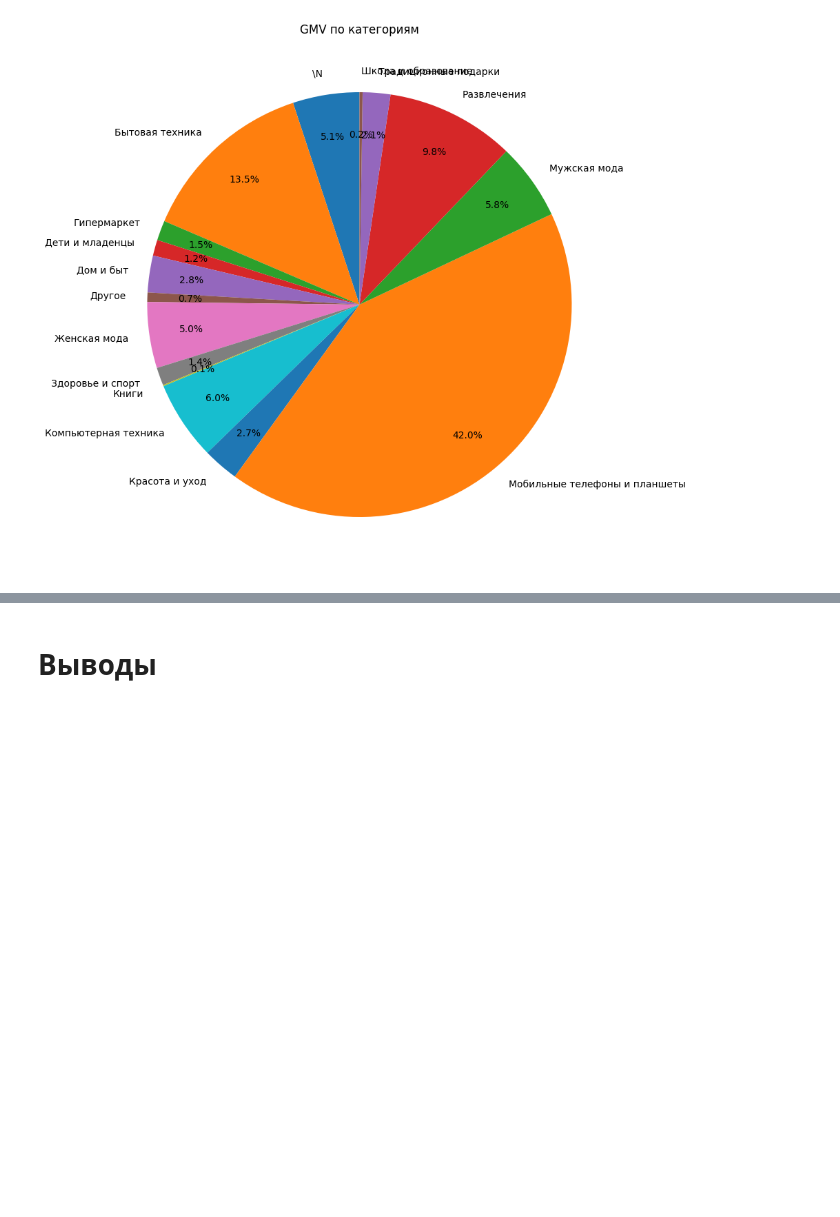
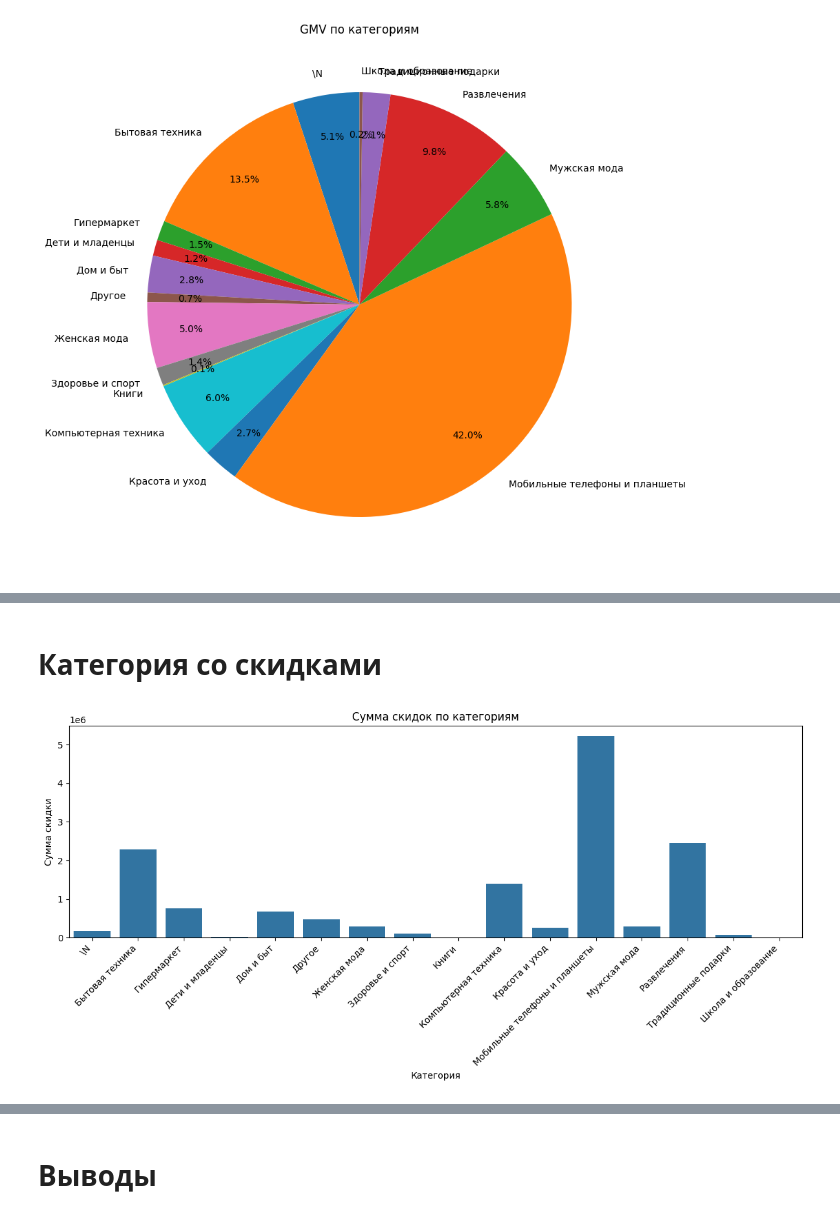
Before and after one commit to OlgaRv/Lesson_INT_AD, a Jupyter notebook: Lesson_01.ipynb, the cells around one changed output, grey strips where cells are left out. Drawn from its saved outputs; the diff is of its cells as text; code cells hidden in the pictures; blank space fills up the shorter version.

```diff
--- a/Lesson_01.ipynb
+++ b/Lesson_01.ipynb
@@ -282,0 +331,23 @@ plt.show()
+# %% [markdown]
+# Категория со скидками
+# %%
+# Преобразование столбцов к нужным типам данных (если необходимо)
+df['Сумма скидки'] = pd.to_numeric(df['Сумма скидки'], errors='coerce')
+df['Категория'] = df['Категория'].astype(str)
+
+# Вычисление суммы скидок по категориям
+discount_by_category = df.groupby('Категория').agg({'Сумма скидки': 'sum'}).reset_index()
+
+# Визуализация суммы скидок по категориям
+plt.figure(figsize=(12, 6))
+ax = sns.barplot(x='Категория', y='Сумма скидки', data = discount_by_category)
+ax.set_title('Сумма скидок по категориям')
+ax.set_ylabel('Сумма скидки')
+ax.set_xlabel('Категория')
+
+# Поворот меток оси x и y на 45 градусов для улучшения читаемости
+ax.set_xticklabels(ax.get_xticklabels(), rotation=45, ha='right')
+plt.tight_layout()   # обеспечивает правильное размещение меток
+plt.show()
+# %% [output]
+[figure, added]
```
Also changed, not shown: parts of 16 cells of this notebook.
